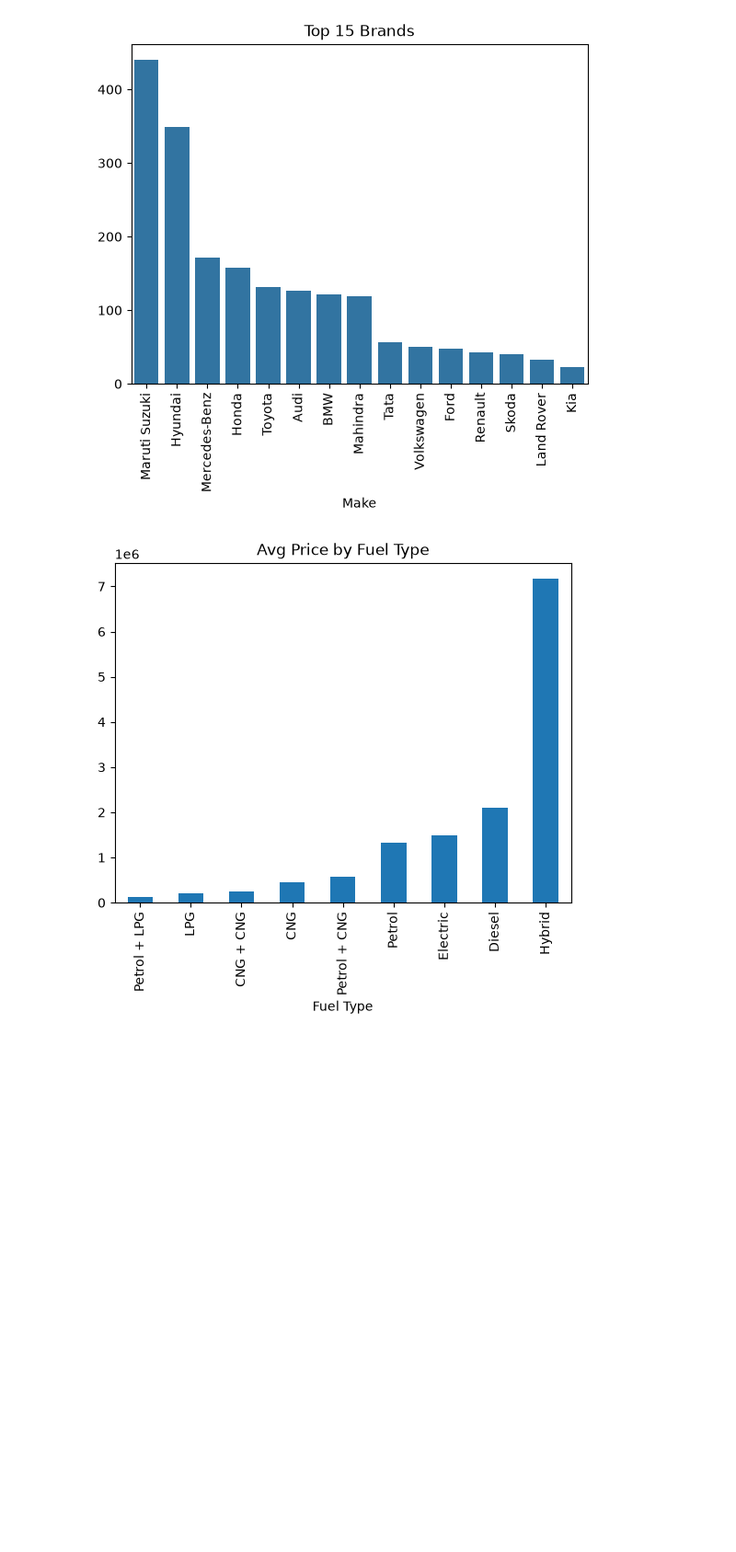
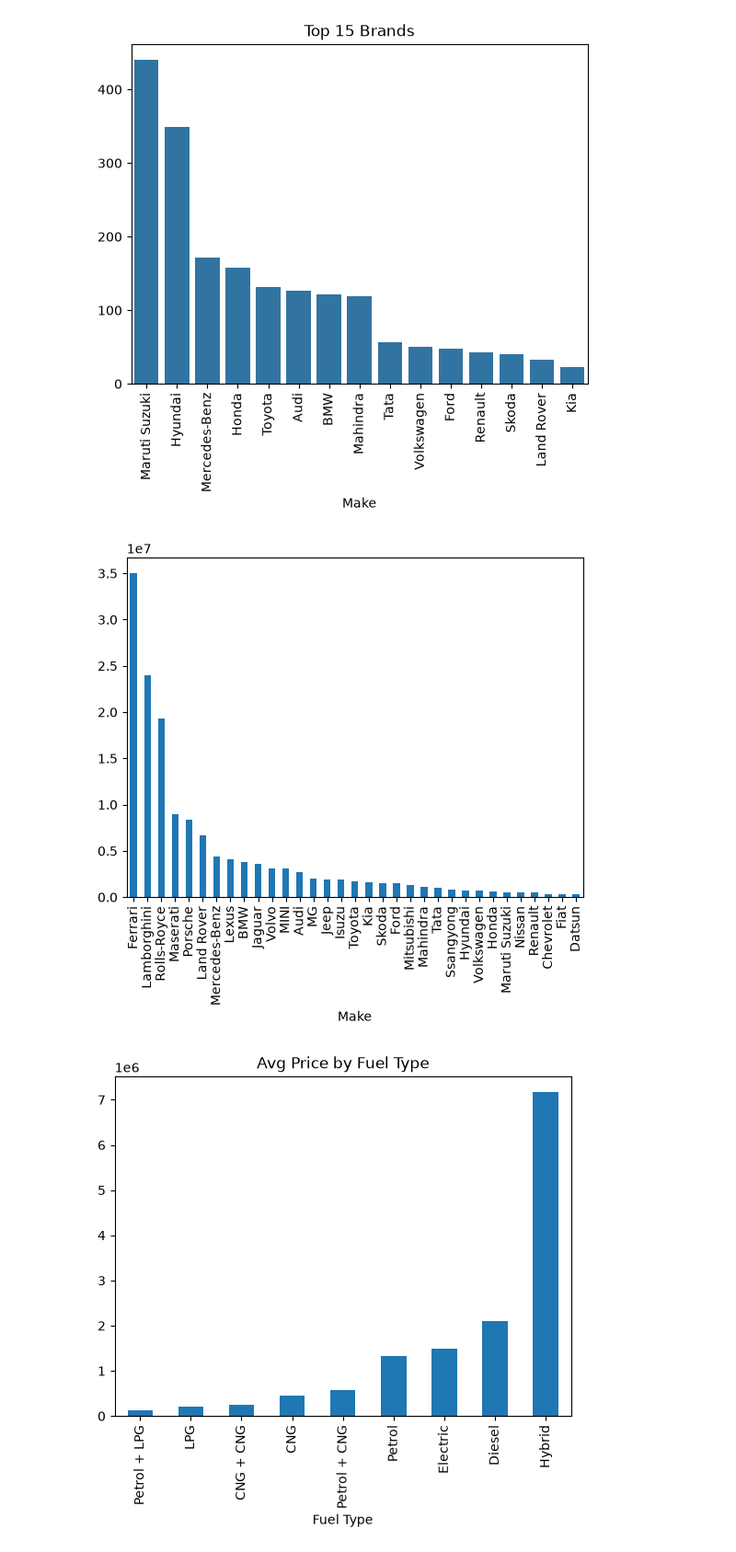
Before and after one commit to dhriti-gupta-06/AI-Vehicle-Valuation-Platform, a Jupyter notebook: notebook.ipynb, the cells around one changed output. Shown at 92% size. Cells and saved outputs as stored; diff of their text form; code cells hidden in the pictures; blank space fills up the shorter version.

```diff
--- a/notebook.ipynb
+++ b/notebook.ipynb
@@ -233,6 +233,11 @@ plt.title("Top 15 Brands")
 plt.show()
 # %% [output]
 [figure]
+# %%
+df.groupby("Make")["Price"].mean().sort_values(ascending=False).plot(kind="bar")
+plt.show()
+# %% [output]
+[figure, added]
 # %%
 df.groupby("Fuel Type")["Price"].mean().sort_values().plot(kind="bar")
 plt.title("Avg Price by Fuel Type")
```
Also changed, not shown: parts of 46 cells of this notebook, 2 other files.
